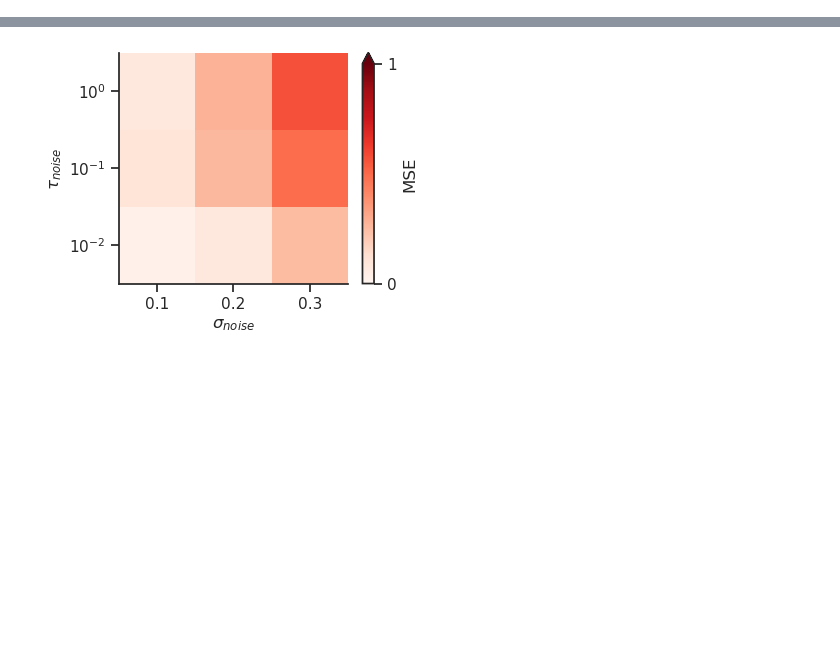
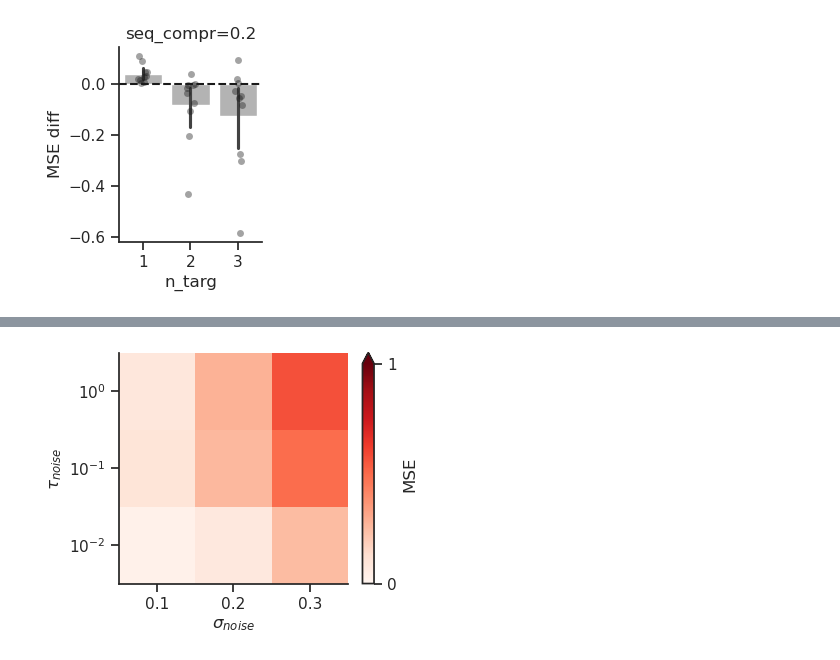
Before and after one commit to rythorpe/time_coding, a Jupyter notebook: analysis.ipynb, the cells around one changed output, grey strips where cells are left out. Saved outputs shown, nothing was run; the diff lists cells and outputs as text; code cells hidden in the pictures; blank space fills up the shorter version.

```diff
--- a/analysis.ipynb
+++ b/analysis.ipynb
@@ -88,0 +202,25 @@ mean_loss_curves.shape
+# %%
+seq_compression = 0.2
+seq_compression_mask = seq_compression_stp_high_hetero == seq_compression
+diff_data = np.vstack([mse_stp_diff_high_hetero[seq_compression_mask],
+                       n_targ_seq_stp_high_hetero[seq_compression_mask],
+                       seq_compression_stp_high_hetero[seq_compression_mask]]).T
+column_labels = ['MSE diff', 'n_targ', 'seq_compr']
+df_mse_diff_high_hetero = pd.DataFrame(data=diff_data, columns=column_labels)
+
+fig, axes = plt.subplots(1, 1, figsize=(2.5, 3))
+sns.stripplot(
+    data=df_mse_diff_high_hetero, x="n_targ", y="MSE diff",
+    dodge=True, alpha=.4, legend=False, color='k', ax=axes
+)
+sns.barplot(
+    data=df_mse_diff_high_hetero, x="n_targ", y="MSE diff", color='0.7', ax=axes
+)
+axes.axhline([0], c='k', ls='--')
+axes.set_xticks([0, 1, 2])
+axes.set_xticklabels(['1', '2', '3'])
+axes.set_title(f'seq_compr={seq_compression}')
+fig.tight_layout()
+fig.savefig(f'mse_diff_{seq_compression}seq_compr.pdf')
+# %% [output]
+[figure, added]
```
Also changed, not shown: parts of 14 cells of this notebook.
